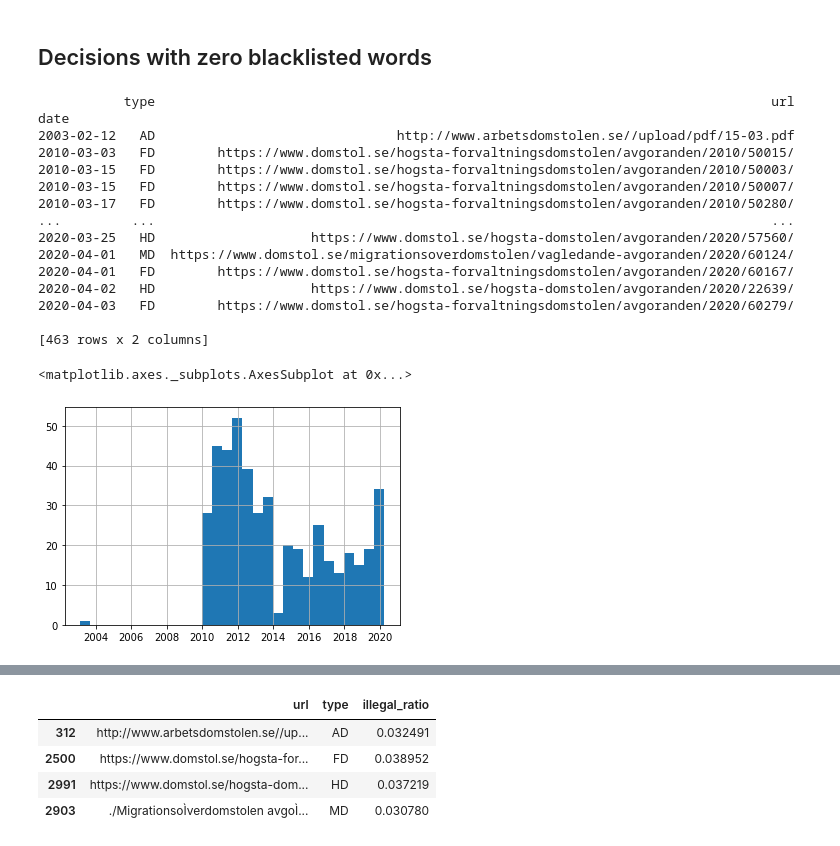
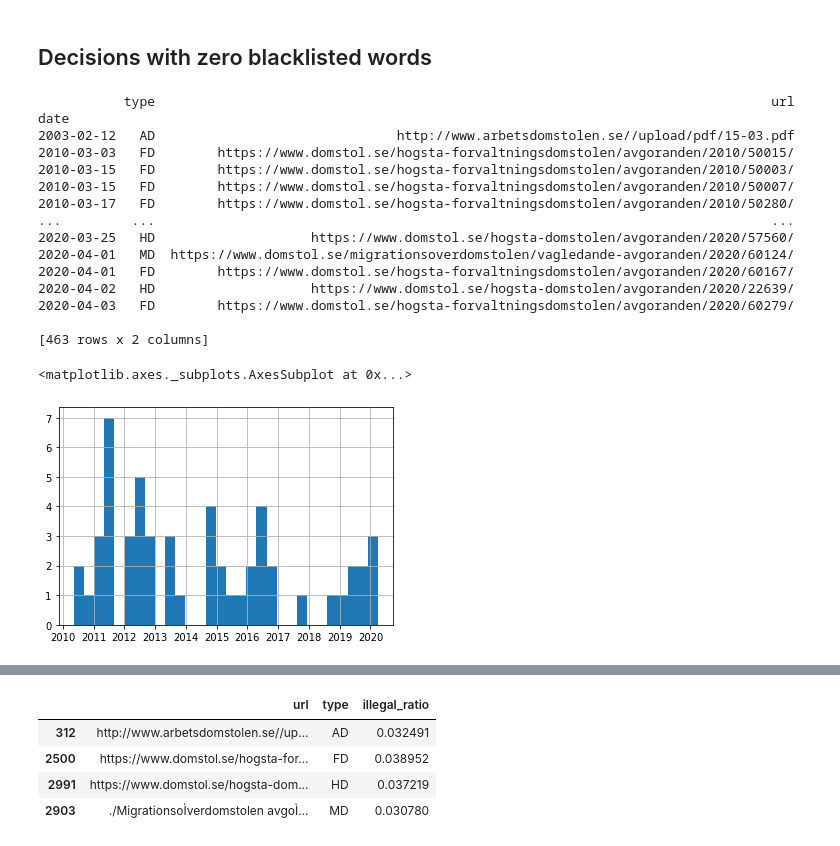
Before and after one commit to karvla/lawlingo, a Jupyter notebook: lawlingo.ipynb, the cells around one changed output, grey strips where cells are left out. Saved outputs shown, nothing was run; the diff lists cells and outputs as text; code cells hidden in the pictures.

Commit message:
separate histograms

```diff
--- a/lawlingo.ipynb
+++ b/lawlingo.ipynb
@@ -281,22 +281,22 @@ pd.set_option('max_rows', 10)
 # %%
 print(df.loc[df['n_illegal_occurences'] == 0][['type', 'url']].sort_values(['date']))
 df2 = df.reset_index()
-df2.loc[df2['n_illegal_occurences'] == 0]['date'].hist(bins = 30)
+df2.loc[(df2['n_illegal_occurences'] == 0) & (df2['type'] == "HD")]['date'].hist(bins = 30)
 # %% [output]
            type                                                                               url
 date
 2003-02-12   AD                               http://www.arbetsdomstolen.se//upload/pdf/15-03.pdf
 2010-03-03   FD        https://www.domstol.se/hogsta-forvaltningsdomstolen/avgoranden/2010/50015/
 2010-03-15   FD        https://www.domstol.se/hogsta-forvaltningsdomstolen/avgoranden/2010/50003/
 2010-03-15   FD        https://www.domstol.se/hogsta-forvaltningsdomstolen/avgoranden/2010/50007/
 2010-03-17   FD        https://www.domstol.se/hogsta-forvaltningsdomstolen/avgoranden/2010/50280/
 ...         ...                                                                               ...
 2020-03-25   HD                    https://www.domstol.se/hogsta-domstolen/avgoranden/2020/57560/
 2020-04-01   MD  https://www.domstol.se/migrationsoverdomstolen/vagledande-avgoranden/2020/60124/
 2020-04-01   FD        https://www.domstol.se/hogsta-forvaltningsdomstolen/avgoranden/2020/60167/
 2020-04-02   HD                    https://www.domstol.se/hogsta-domstolen/avgoranden/2020/22639/
 2020-04-03   FD        https://www.domstol.se/hogsta-forvaltningsdomstolen/avgoranden/2020/60279/
 
 [463 rows x 2 columns]
 <matplotlib.axes._subplots.AxesSubplot at 0x...>
-[figure, old version]
+[figure, new version]
```
Also changed, not shown: parts of 3 cells of this notebook.
